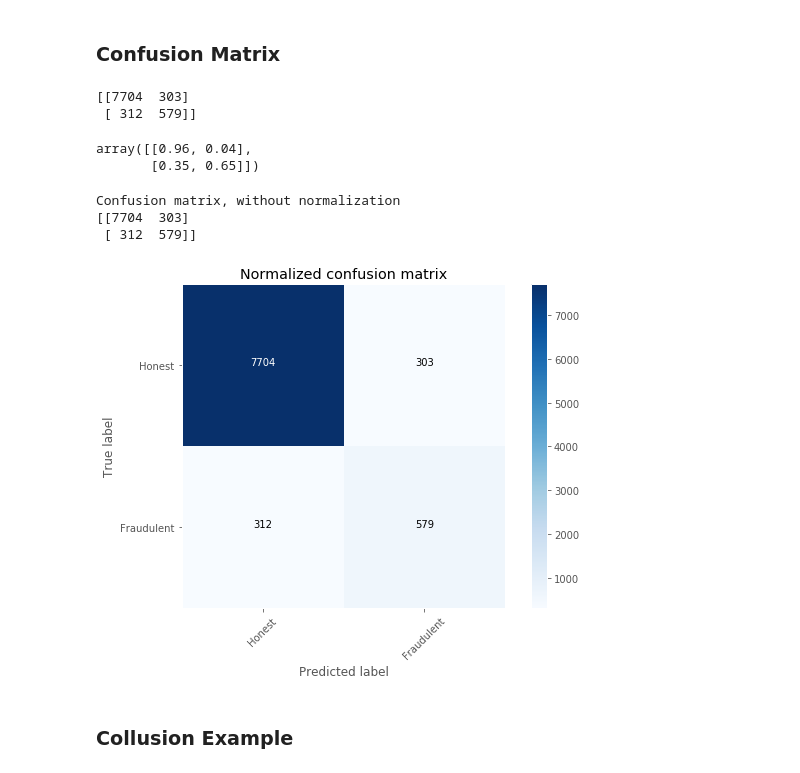
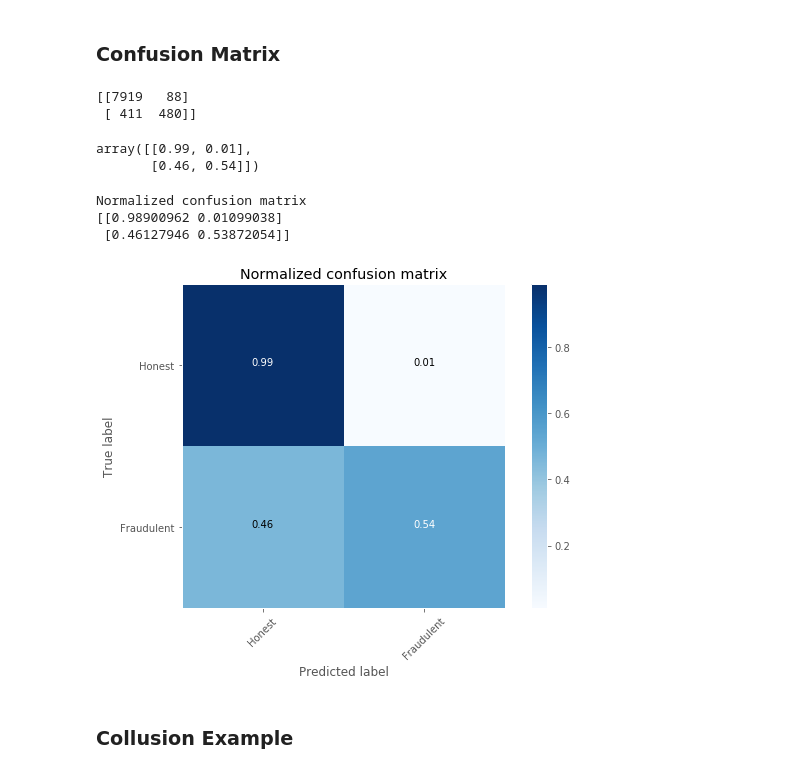
Before and after one commit to allanalberts/Fighting-Fraud-With-Graph-Theory, a Jupyter notebook: notebooks/Model-Predictions.ipynb, the cells around one changed output. Drawn from its saved outputs; the diff is of its cells as text; code cells hidden in the pictures.

```diff
--- a/notebooks/Model-Predictions.ipynb
+++ b/notebooks/Model-Predictions.ipynb
@@ -205,7 +167,7 @@ plt.tight_layout()
 # %%
 from sklearn.metrics import confusion_matrix
 
-thresh = .2
+thresh = .5
 pred_proba = rf_proba
 cnf_matrix = confusion_matrix(y_test, pred_proba>=thresh)
 print(cnf_matrix)
@@ -219,7 +181,7 @@ tppct = tp/pos
 cnt_matrix_pct = np.round(np.array([tnpct,fppct,fnpct, tppct]), 2)
 cnt_matrix_pct.reshape((2,2))
 # %% [output]
-[[7704  303]
- [ 312  579]]
+[[7919   88]
+ [ 411  480]]
-array([[0.96, 0.04],
-       [0.35, 0.65]])
+array([[0.99, 0.01],
+       [0.46, 0.54]])
@@ -294,12 +222,12 @@ def plot_confusion_matrix(cm, classes,
 # %%
 plt.figure(figsize=(8,6))
 target_names = ['Honest','Fraudulent']
-plot_confusion_matrix(cnf_matrix, classes=target_names, normalize=False,
+plot_confusion_matrix(cnf_matrix, classes=target_names, normalize=True,
                       title='Normalized confusion matrix')
 # %% [output]
-Confusion matrix, without normalization
-[[7704  303]
- [ 312  579]]
+Normalized confusion matrix
+[[0.98900962 0.01099038]
+ [0.46127946 0.53872054]]
-[figure, old version]
+[figure, new version]
 # %% [markdown]
 ### Collusion Example
```
Also changed, not shown: parts of 14 cells of this notebook, 4 other files.
